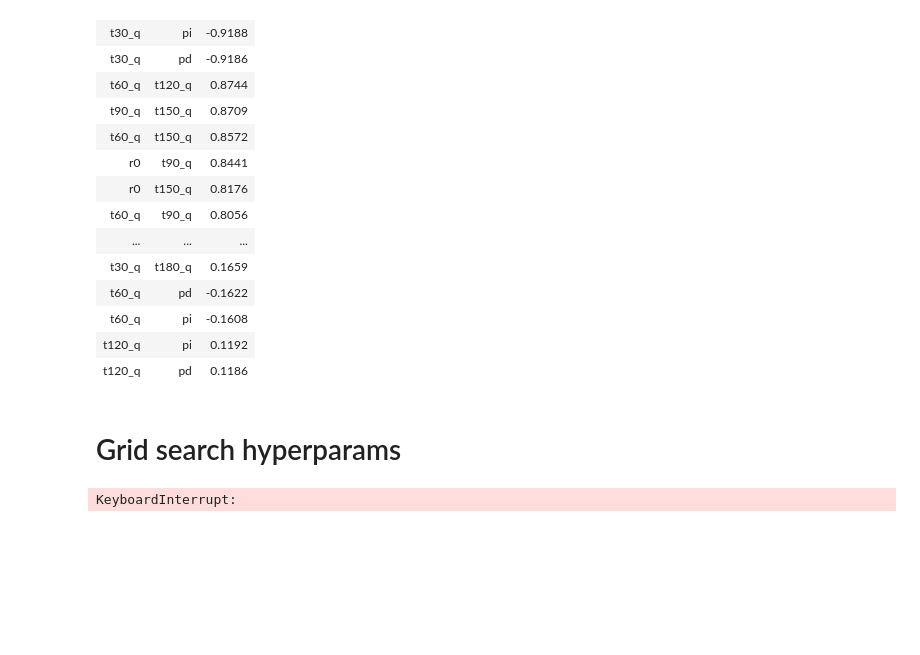
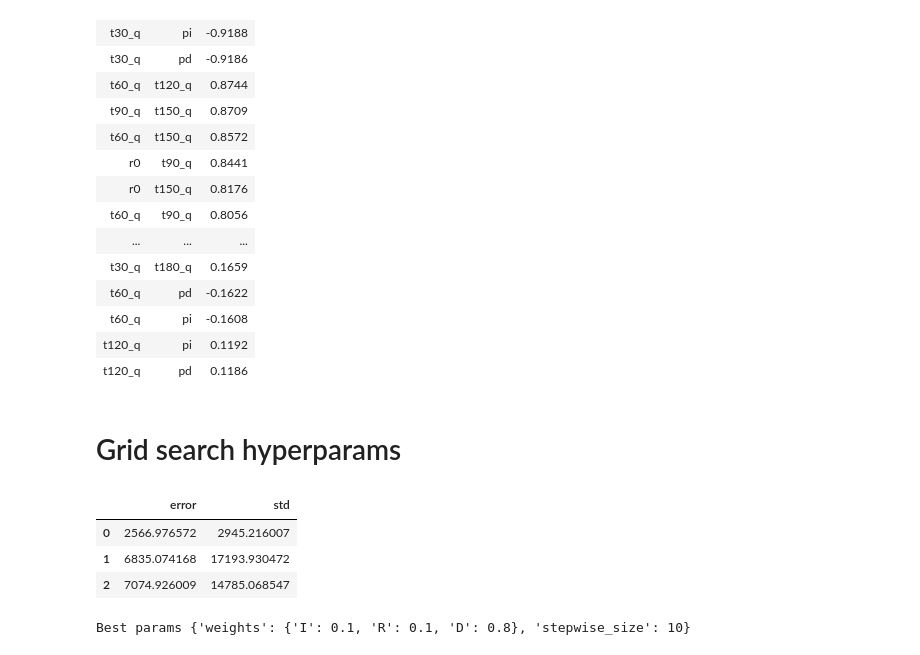
Before and after one commit to btseytlin/covid_peak_sir_modelling, a Jupyter notebook: seir_moscow_hidden.ipynb, the cells around one changed output. Drawn from its saved outputs; the diff is of its cells as text; code cells hidden in the pictures; blank space fills up the shorter version.

```diff
--- a/seir_moscow_hidden.ipynb
+++ b/seir_moscow_hidden.ipynb
@@ -521,13 +521,15 @@ def get_error(stepwise_size, weights, eval_dates, K):
 
 def grid_search(n_jobs=6):
     K = 30
-    eval_dates = pd.date_range(start='2020-06-01', end='2020-12-01')[::10]
+    eval_dates = pd.date_range(start='2020-06-01', end='2020-12-01')[::20]
     hparams = []
 
     for wi in np.linspace(0.1, 1, 10):
         for wr in np.linspace(0.1, 1, 10):
             for wd in np.linspace(0.1, 1, 10):
-                for stepwise_size in np.linspace(10, 100, 10):
+                if (wi.round(1) + wr.round(1) + wd.round(1)) != 1:
+                    continue
+                for stepwise_size in np.linspace(10, 60, 6):
                     stepwise_size = int(stepwise_size)
                     weights = {
                         'I': wi,
@@ -535,9 +537,6 @@ def grid_search(n_jobs=6):
                         'D': wd,
                     }
                     hparams.append(dict(weights=weights, stepwise_size=stepwise_size))
-
-    errors = []
-    error_stds = []
 
     def eval_hparams(hp):
         weights = hp['weights']
@@ -551,5 +550,20 @@ def grid_search(n_jobs=6):
     return hparams, results
 # %%
 hparams, results = grid_search()
-# %% [output]
-KeyboardInterrupt:
+# %%
+errors = [r[0] for r in results]
+error_stds = [r[1] for r in results]
+results_df = pd.DataFrame({'error': errors, 'std': error_stds})
+# %%
+results_df.sort_values(by=['error', 'std'], ascending=True)
+# %% [output]
+|  | error | std |
+| 0 | 2566.976572 | 2945.216007 |
+| 1 | 6835.074168 | 17193.930472 |
+| 2 | 7074.926009 | 14785.068547 |
+# %%
+best_idx = results_df.sort_values(by=['error', 'std'], ascending=True).index[0]
+best_params = hparams[best_idx]
+print('Best params', str(best_params))
+# %% [output]
+Best params {'weights': {'I': 0.1, 'R': 0.1, 'D': 0.8}, 'stepwise_size': 10}
```
